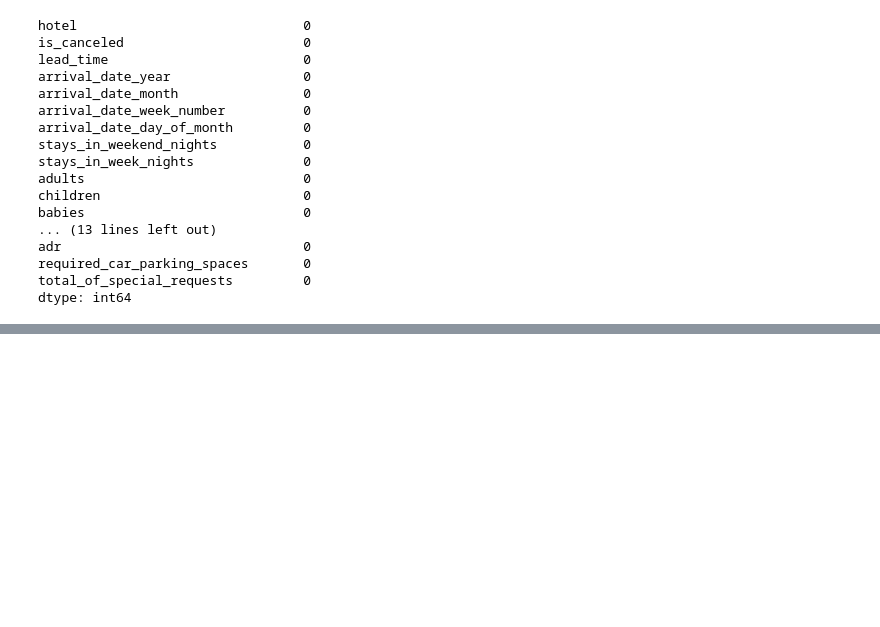
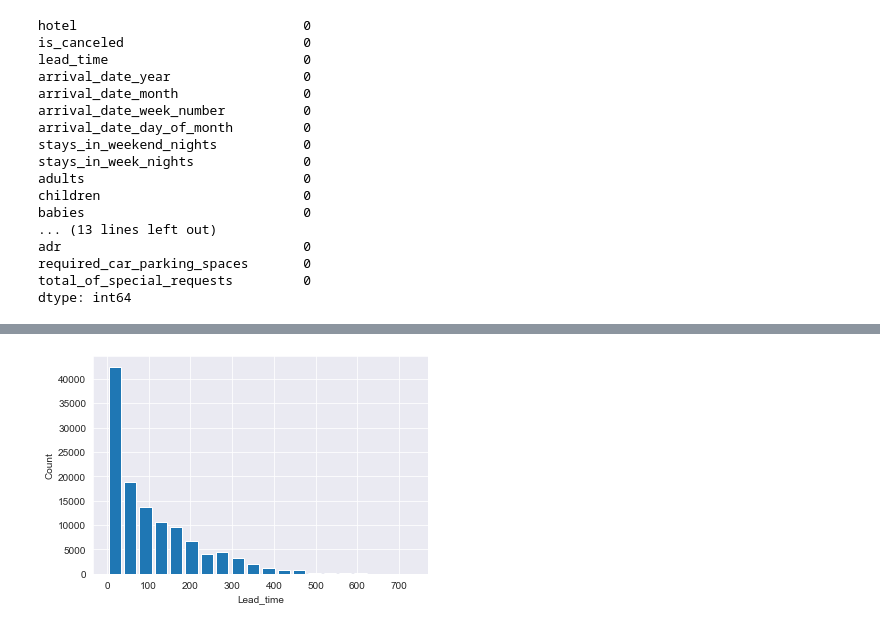
Before and after one commit to LeandThaqi/Pergatitja-VizualizimiITeDhenave, a Jupyter notebook: HotelBookingPreProcessing.ipynb, the cells around one changed output, grey strips where cells are left out. Cells and saved outputs as stored; diff of their text form; code cells hidden in the pictures; blank space fills up the shorter version.

```diff
--- a/HotelBookingPreProcessing.ipynb
+++ b/HotelBookingPreProcessing.ipynb
@@ -15,8 +17,8 @@ pd.options.mode.chained_assignment = None  # default='warn'
 from datetime import datetime
 # %%
 #importimi i datasetit
-#hotelbookingDS = pd.read_csv(r"C:\Users\leand\Documents\GitHub\Pergatitja-VizualizimiITeDhenave\hotel_bookings.csv")
-hotelbookingDS = pd.read_csv(r"C:\Users\xonag\Documents\GitHub\Pergatitja-VizualizimiITeDhenave\hotel_bookings.csv")
+hotelbookingDS = pd.read_csv(r"C:\Users\leand\Documents\GitHub\Pergatitja-VizualizimiITeDhenave\hotel_bookings.csv")
+#hotelbookingDS = pd.read_csv(r"C:\Users\xonag\Documents\GitHub\Pergatitja-VizualizimiITeDhenave\hotel_bookings.csv")
 hotelbookingDS = hotelbookingDS[(hotelbookingDS['is_canceled'] == 1) | (hotelbookingDS['is_canceled'] == 0)]
 hotelbookingDS.head()
 # %% [output]
@@ -311,0 +279,2 @@ dtype: int64
+# %%
+OUTDClf = IsolationForest(n_estimators = 10)
@@ -311,0 +292,4 @@ dtype: int64
+# %%
+hotelbookingDS.drop(['hotel','arrival_date_month','meal','country','distribution_channel','reserved_room_type','assigned_room_type','deposit_type'],axis=1,inplace=True)
+# %%
+OUTDClf.fit(hotelbookingDS)
@@ -311,0 +318,9 @@ dtype: int64
+# %%
+# MENJANIMI I OUTLIER permes teknikes percentile duke perdour [0.001, 0.999] si lower and upper bound percentiles
+
+plt.hist(hotelbookingDS.lead_time, bins=20, rwidth=0.8)
+plt.xlabel('Lead_time')
+plt.ylabel('Count')
+plt.show()
+# %% [output]
+[figure, added]
```
Also changed, not shown: parts of 32 cells of this notebook, 5 other files.
